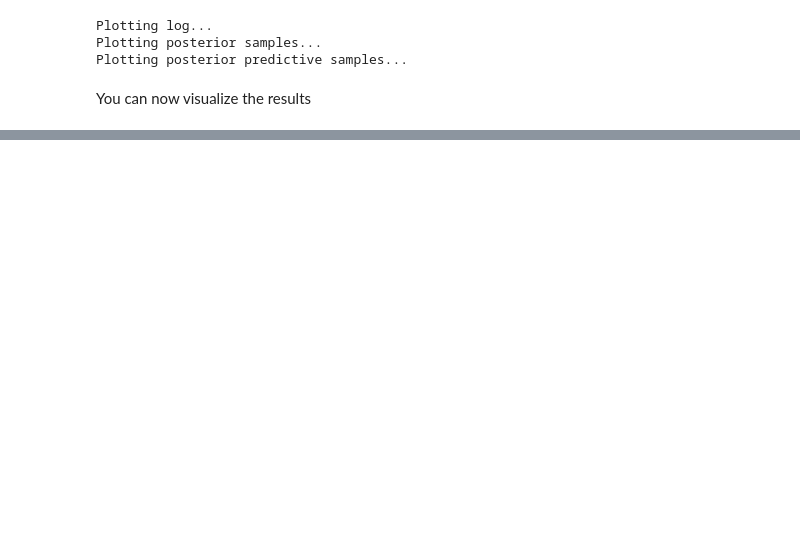
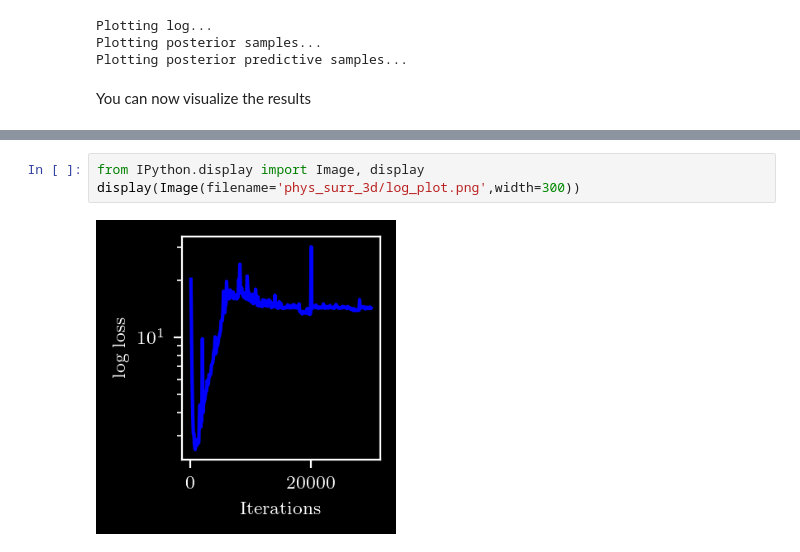
Before and after one commit to desResLab/LINFA, a Jupyter notebook: tutorial/tutorial_linfa_3d.ipynb, the cells around one changed output, grey strips where cells are left out. Cells and saved outputs as stored; diff of their text form; blank space fills up the shorter version.

```diff
--- a/tutorial/tutorial_linfa_3d.ipynb
+++ b/tutorial/tutorial_linfa_3d.ipynb
@@ -649,0 +662,5 @@ You can now visualize the results
+# %%
+from IPython.display import Image, display
+display(Image(filename='phys_surr_3d/log_plot.png',width=300))
+# %% [output]
+[figure, added]
```
Also changed, not shown: parts of 21 cells of this notebook, 22 other files.
